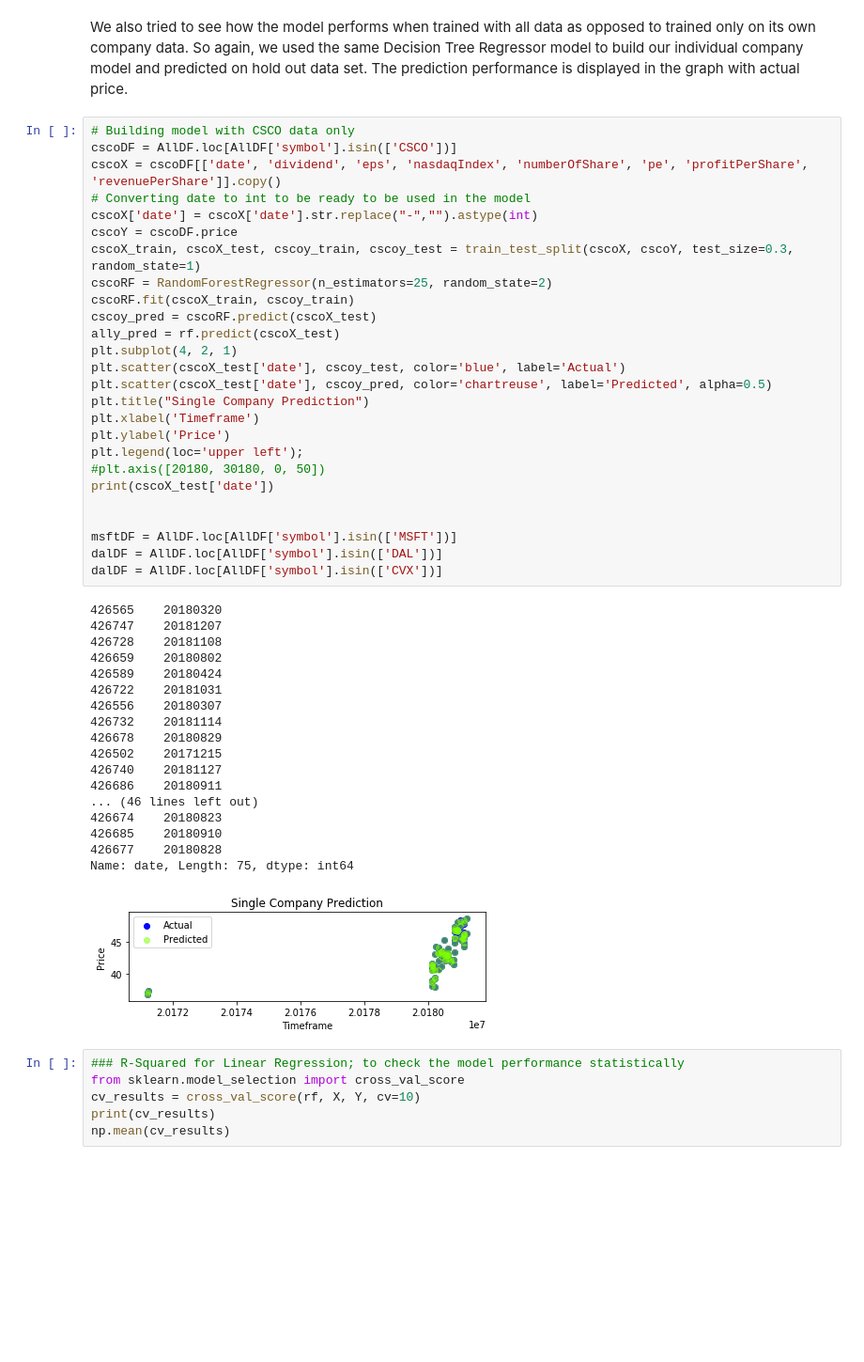
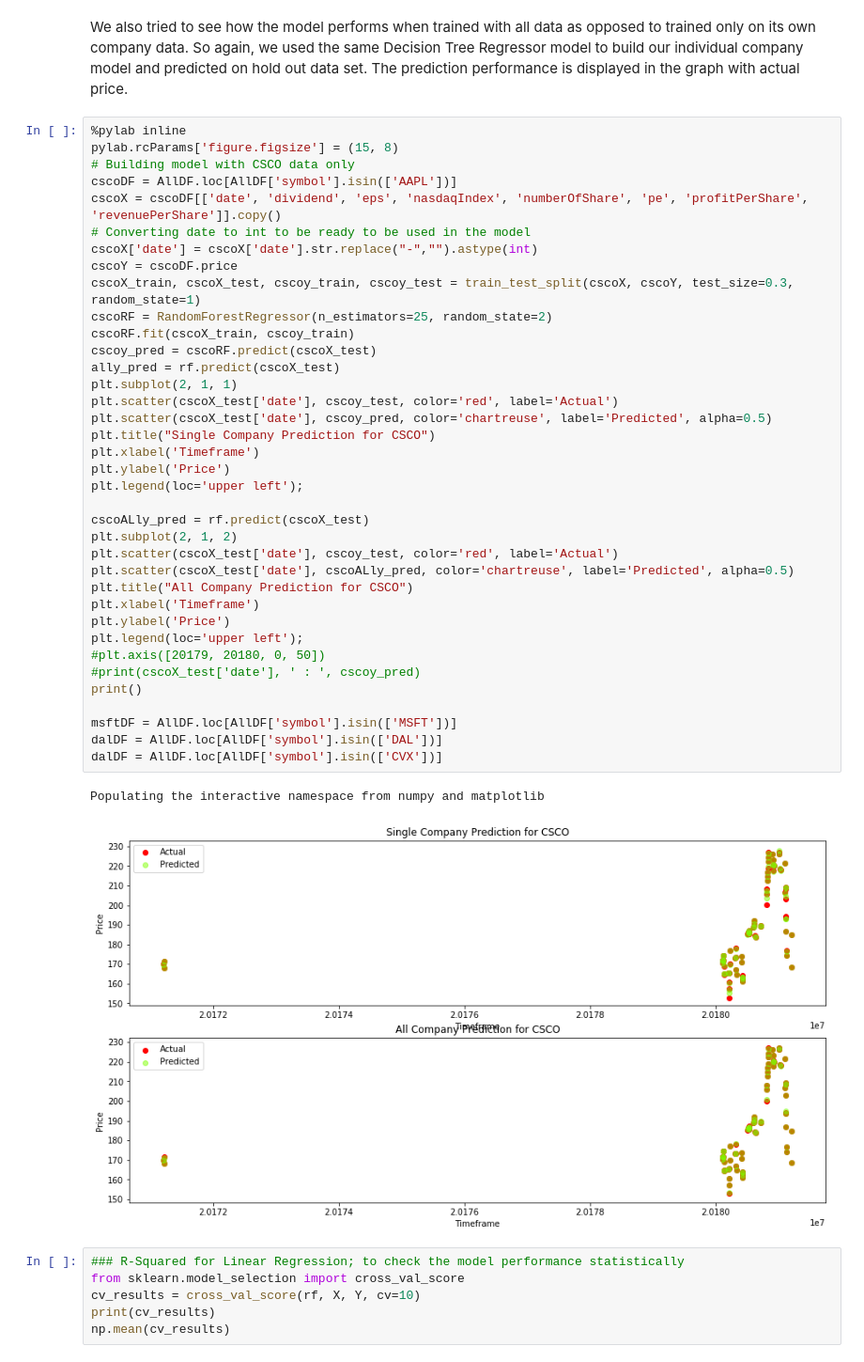
Before and after one commit to breindy/SafeTrade, a Jupyter notebook: PredictionModel/FinalReport.ipynb, the cells around one changed output. Shown at 94% size. Cells and saved outputs as stored; diff of their text form; blank space fills up the shorter version.

```diff
--- a/PredictionModel/FinalReport.ipynb
+++ b/PredictionModel/FinalReport.ipynb
@@ -235,50 +235,45 @@ As we can see from the figures above, pe has the strongest positive correlation
 # %% [markdown]
 We also tried to see how the model performs when trained with all data as opposed to trained only on its own company data. So again, we used the same Decision Tree Regressor model to build our individual company model and predicted on hold out data set. The prediction performance is displayed in the graph with actual price.
 # %%
+%pylab inline
+pylab.rcParams['figure.figsize'] = (15, 8)
 # Building model with CSCO data only
-cscoDF = AllDF.loc[AllDF['symbol'].isin(['CSCO'])]
+cscoDF = AllDF.loc[AllDF['symbol'].isin(['AAPL'])]
 cscoX = cscoDF[['date', 'dividend', 'eps', 'nasdaqIndex', 'numberOfShare', 'pe', 'profitPerShare', 'revenuePerShare']].copy()
 # Converting date to int to be ready to be used in the model
 cscoX['date'] = cscoX['date'].str.replace("-","").astype(int)
 cscoY = cscoDF.price
 cscoX_train, cscoX_test, cscoy_train, cscoy_test = train_test_split(cscoX, cscoY, test_size=0.3, random_state=1)
 cscoRF = RandomForestRegressor(n_estimators=25, random_state=2)
 cscoRF.fit(cscoX_train, cscoy_train)
 cscoy_pred = cscoRF.predict(cscoX_test)
 ally_pred = rf.predict(cscoX_test)
-plt.subplot(4, 2, 1)
-plt.scatter(cscoX_test['date'], cscoy_test, color='blue', label='Actual')
+plt.subplot(2, 1, 1)
+plt.scatter(cscoX_test['date'], cscoy_test, color='red', label='Actual')
 plt.scatter(cscoX_test['date'], cscoy_pred, color='chartreuse', label='Predicted', alpha=0.5)
-plt.title("Single Company Prediction")
+plt.title("Single Company Prediction for CSCO")
 plt.xlabel('Timeframe')
 plt.ylabel('Price')
 plt.legend(loc='upper left');
-#plt.axis([20180, 30180, 0, 50])
-print(cscoX_test['date'])
 
+cscoALly_pred = rf.predict(cscoX_test)
+plt.subplot(2, 1, 2)
+plt.scatter(cscoX_test['date'], cscoy_test, color='red', label='Actual')
+plt.scatter(cscoX_test['date'], cscoALly_pred, color='chartreuse', label='Predicted', alpha=0.5)
+plt.title("All Company Prediction for CSCO")
+plt.xlabel('Timeframe')
+plt.ylabel('Price')
+plt.legend(loc='upper left');
+#plt.axis([20179, 20180, 0, 50])
+#print(cscoX_test['date'], ' : ', cscoy_pred)
+print()
 
 msftDF = AllDF.loc[AllDF['symbol'].isin(['MSFT'])]
 dalDF = AllDF.loc[AllDF['symbol'].isin(['DAL'])]
 dalDF = AllDF.loc[AllDF['symbol'].isin(['CVX'])]
 # %% [output]
-426565    20180320
-426747    20181207
-426728    20181108
-426659    20180802
-426589    20180424
-426722    20181031
-426556    20180307
-426732    20181114
-426678    20180829
-426502    20171215
-426740    20181127
-426686    20180911
-... (46 lines left out)
-426674    20180823
-426685    20180910
-426677    20180828
-Name: date, Length: 75, dtype: int64
+Populating the interactive namespace from numpy and matplotlib
-[figure, old version]
+[figure, new version]
 # %%
 ### R-Squared for Linear Regression; to check the model performance statistically
 from sklearn.model_selection import cross_val_score
```
